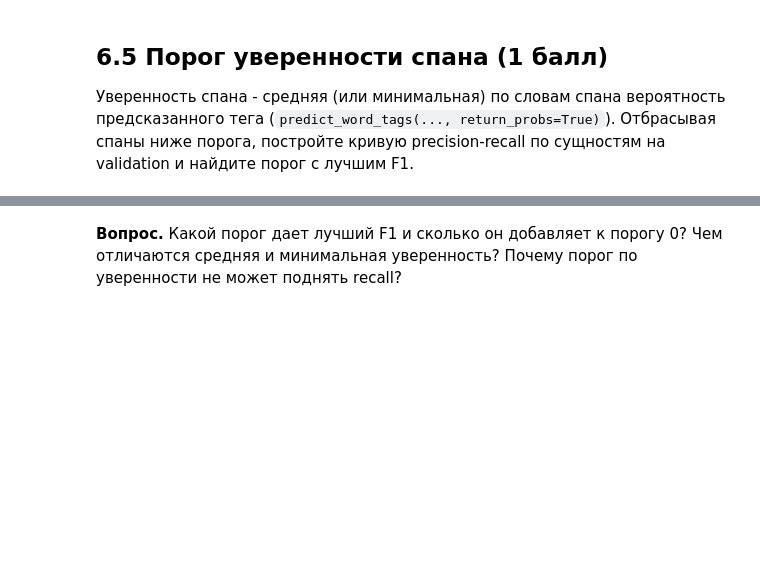
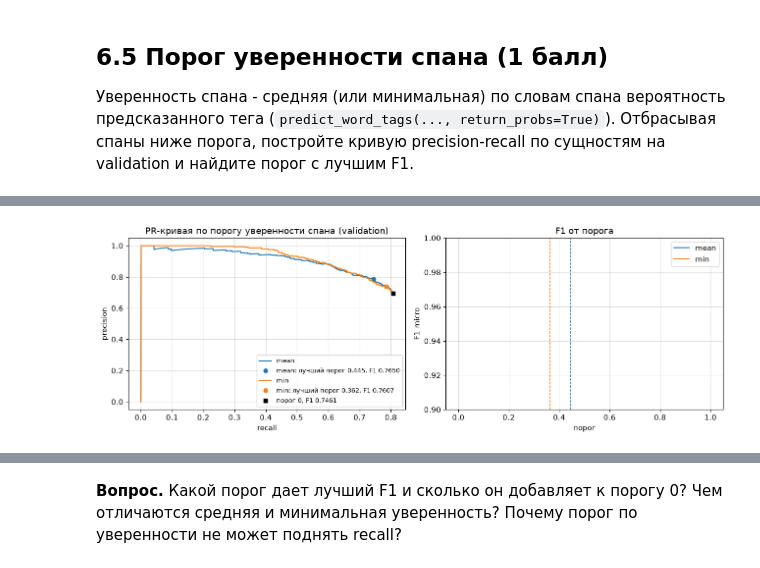
Before and after one commit to paulhowever/dl_2026_j3310_ai, a Jupyter notebook: hw2/hw2_nlp.ipynb, the cells around one changed output, grey strips where cells are left out. Saved outputs shown, nothing was run; the diff lists cells and outputs as text; code cells hidden in the pictures; blank space fills up the shorter version.

```diff
--- a/hw2/hw2_nlp.ipynb
+++ b/hw2/hw2_nlp.ipynb
@@ -1258,5 +1774,95 @@ if '6.4' in BONUS_TASKS:
 Уверенность спана - средняя (или минимальная) по словам спана вероятность предсказанного тега (`predict_word_tags(..., return_probs=True)`). Отбрасывая спаны ниже порога, постройте кривую precision-recall по сущностям на validation и найдите порог с лучшим F1.
 # %%
 if '6.5' in BONUS_TASKS:
-    # ваш код
-    raise NotImplementedError
+    def span_confidences(tags_list, probs_list):
+        # предсказанные спаны с уверенностью: средняя и минимальная по словам вероятность предсказанного тега
+        out = []
+        for i, (tags, probs) in enumerate(zip(tags_list, probs_list)):
+            for s, e, t in bio_to_spans(tags):
+                out.append((i, (s, e, t), float(np.mean(probs[s:e])), float(np.min(probs[s:e]))))
+        return out
+
+    def pr_curve(gold, spans, agg, thresholds):
+        # спан остается, если уверенность >= порога; P, R, F1 по сущностям (точное совпадение, как seqeval micro)
+        gold_sets = [set(bio_to_spans(g)) for g in gold]
+        n_gold = sum(map(len, gold_sets))
+        conf = np.array([sp[2 if agg == 'mean' else 3] for sp in spans])
+        hit = np.array([sp[1] in gold_sets[sp[0]] for sp in spans])
+        curve = []
+        for thr in thresholds:
+            kept = conf >= thr
+            tp = int((hit & kept).sum())
+            p, r = tp / max(1, kept.sum()), tp / n_gold
+            curve.append((float(thr), p, r, 2 * p * r / max(1e-12, p + r)))
+        return curve
+
+    def filter_tags(tags_list, spans, agg, thr):
+        kept = collections.defaultdict(list)
+        for i, span, mean_c, min_c in spans:
+            if (mean_c if agg == 'mean' else min_c) >= thr:
+                kept[i].append(span)
+        return [spans_to_bio(kept[i], len(tags)) for i, tags in enumerate(tags_list)]
+
+    val_pred_c, val_conf = predict_word_tags(model, val_tokens, return_probs=True)
+    test_pred_c, test_conf = predict_word_tags(model, test_tokens, return_probs=True)
+    print('совпадение с предсказаниями 4.2:', val_pred_c == val_pred, test_pred_c == test_pred)
+    val_spans, test_spans = span_confidences(val_pred_c, val_conf), span_confidences(test_pred_c, test_conf)
+    thresholds = np.unique(np.concatenate([np.linspace(0, 1, 201), np.array([sp[2] for sp in val_spans]),
+                                           np.array([sp[3] for sp in val_spans])]))
+
+    gold_val_sets = [set(bio_to_spans(g)) for g in val_gold]
+
+    def fp_kind(i, span):   # тип ложного спана, как в 5.1, со стороны предсказания
+        same = [g for g in gold_val_sets[i] if max(0, min(g[1], span[1]) - max(g[0], span[0])) > 0]
+        return 'boundary' if any(g[2] == span[2] for g in same) else 'type' if same else 'spurious'
+
+    thr_res = {}
+    fig, ax = plt.subplots(1, 2, figsize=(13, 4.5))
+    for agg, color in [('mean', 'C0'), ('min', 'C1')]:
+        curve = pr_curve(val_gold, val_spans, agg, thresholds)
+        thr0 = curve[0]
+        best = max(curve, key=lambda c: (round(c[3], 12), -c[0]))   # лучший F1, при равенстве - меньший порог
+        assert abs(thr0[3] - entity_scores(val_gold, val_pred_c)['f1_micro']) < 1e-9   # порог 0 = обычная метрика
+        val_f = entity_scores(val_gold, filter_tags(val_pred_c, val_spans, agg, best[0]))
+        test_f0, test_f = entity_scores(test_gold, test_pred_c), entity_scores(test_gold, filter_tags(test_pred_c, test_spans, agg, best[0]))
+        dropped = [(i, sp) for i, sp, m, n in val_spans if (m if agg == 'mean' else n) < best[0]]
+        drop_kinds = collections.Counter('correct' if sp in gold_val_sets[i] else fp_kind(i, sp) for i, sp in dropped)
+        thr_res[agg] = dict(best_threshold=best[0], val_f1_thr0=thr0[3], val_f1_best=best[3], val_best=val_f,
+                            test_f1_thr0=test_f0['f1_micro'], test_f1_at_val_best=test_f['f1_micro'], test_at_val_best=test_f,
+                            dropped_val=dict(drop_kinds))
+        print(f'{agg:<5}: лучший порог {best[0]:.4f}; validation F1 {thr0[3]:.4f} -> {best[3]:.4f} ({best[3] - thr0[3]:+.4f}), '
+              f'P {thr0[1]:.4f} -> {best[1]:.4f}, R {thr0[2]:.4f} -> {best[2]:.4f}; '
+              f'test с тем же порогом F1 {test_f0["f1_micro"]:.4f} -> {test_f["f1_micro"]:.4f} ({test_f["f1_micro"] - test_f0["f1_micro"]:+.4f})')
+        print(f'       отброшено спанов validation: {len(dropped)}, из них', dict(drop_kinds))
+        for thr in [0.5, 0.7, 0.8, 0.9, 0.95, 0.99]:
+            c = max((c for c in curve if c[0] <= thr), key=lambda c: c[0])
+            print(f'       порог {thr:.2f}: P {c[1]:.4f}  R {c[2]:.4f}  F1 {c[3]:.4f}')
+        ps, rs, fs = zip(*[(c[1], c[2], c[3]) for c in curve])
+        ax[0].plot(rs, ps, '-', color=color, label=f'{agg}')
+        ax[0].plot(best[2], best[1], 'o', color=color, label=f'{agg}: лучший порог {best[0]:.3f}, F1 {best[3]:.4f}')
+        ax[1].plot([c[0] for c in curve], fs, '-', color=color, label=agg)
+        ax[1].axvline(best[0], color=color, ls='--', lw=1)
+    ax[0].plot(thr0[2], thr0[1], 'ks', label=f'порог 0, F1 {thr0[3]:.4f}')
+    ax[0].set_xlabel('recall')
+    ax[0].set_ylabel('precision')
+    ax[0].set_title('PR-кривая по порогу уверенности спана (validation)')
+    ax[0].legend(fontsize=9)
+    ax[1].set_xlabel('порог')
+    ax[1].set_ylabel('F1 micro')
+    ax[1].set_ylim(max(0, thr0[3] - 0.1), 1)
+    ax[1].set_title('F1 от порога')
+    ax[1].legend()
+    for a in ax:
+        a.grid(True, alpha=0.4)
+    plt.tight_layout()
+    plt.show()
+
+    conf_by_kind = collections.defaultdict(lambda: collections.defaultdict(list))
+    for i, sp, m, n in val_spans:
+        kind = 'correct' if sp in gold_val_sets[i] else fp_kind(i, sp)
+        conf_by_kind[kind]['mean'].append(m)
+        conf_by_kind[kind]['min'].append(n)
+    print('медиана уверенности спанов validation (mean / min):',
+          {k: (round(float(np.median(v['mean'])), 4), round(float(np.median(v['min'])), 4), len(v['mean'])) for k, v in conf_by_kind.items()})
+    bonus['6.5'] = thr_res
+# %% [output]
@@ -1262,0 +1886 @@ if '6.5' in BONUS_TASKS:
+[figure, added]
```
Also changed, not shown: parts of 21 cells of this notebook, 1 other file.
